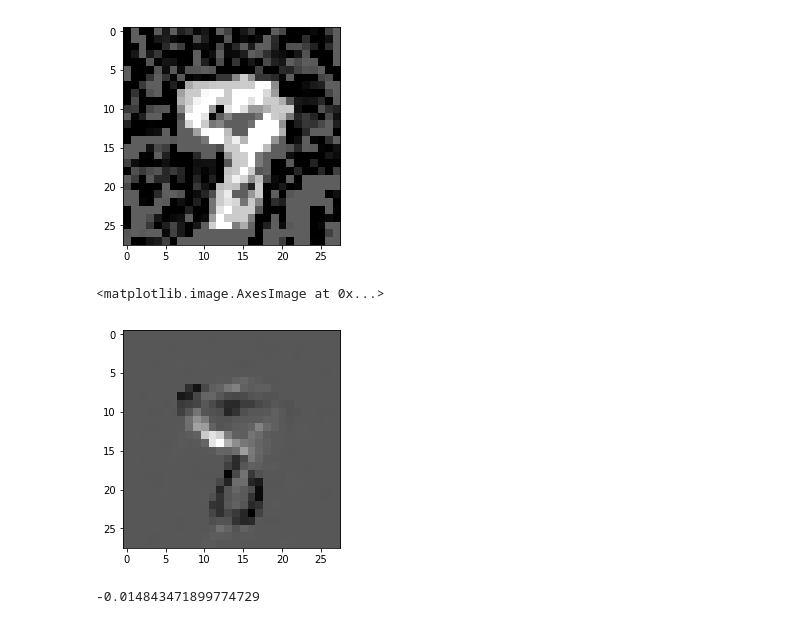
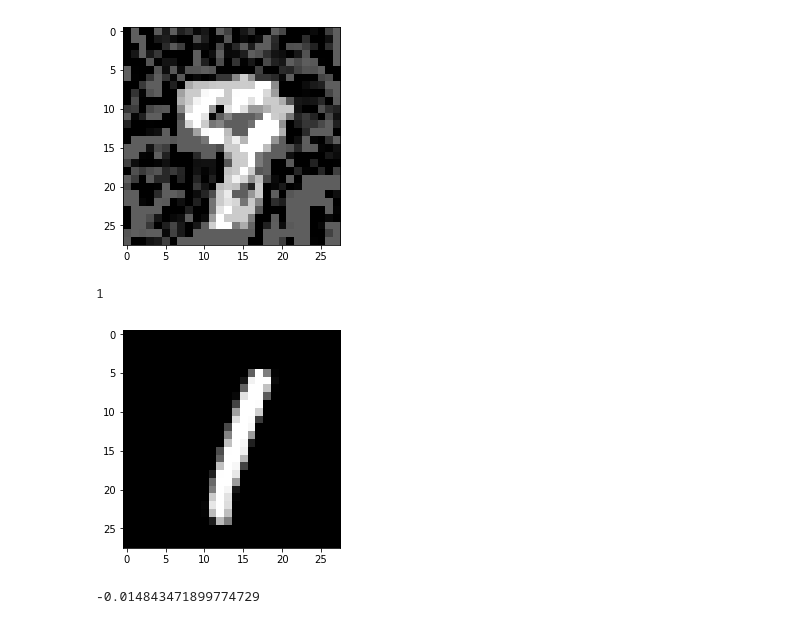
Before and after one commit to Fuu3214/Grad_Proj, a Jupyter notebook: Eval.ipynb, the cells around one changed output. Drawn from its saved outputs; the diff is of its cells as text; code cells hidden in the pictures.

```diff
--- a/Eval.ipynb
+++ b/Eval.ipynb
@@ -304,11 +326,13 @@ eval_example(im, img)
 <matplotlib.image.AxesImage at 0x...>
 [figure]
 # %%
-mask = integrated_gradient(im, [9])
-plt.imshow(np.resize(mask,[28,28]), cmap='Greys_r')
+# mask = integrated_gradient(im, [9])
+idx = 5
+plt.imshow(np.resize(test_data[idx],[28,28]), cmap='Greys_r')
+print(session.run(model.num_correct, feed_dict={model.x_input: [test_data[idx]], model.y_input: [test_labels[idx]]}))
 # %% [output]
-<matplotlib.image.AxesImage at 0x...>
+1
-[figure, old version]
+[figure, new version]
 # %%
 np.min(mask)
 # %% [output]
```
Also changed, not shown: parts of 3 cells of this notebook, 30 other files.
